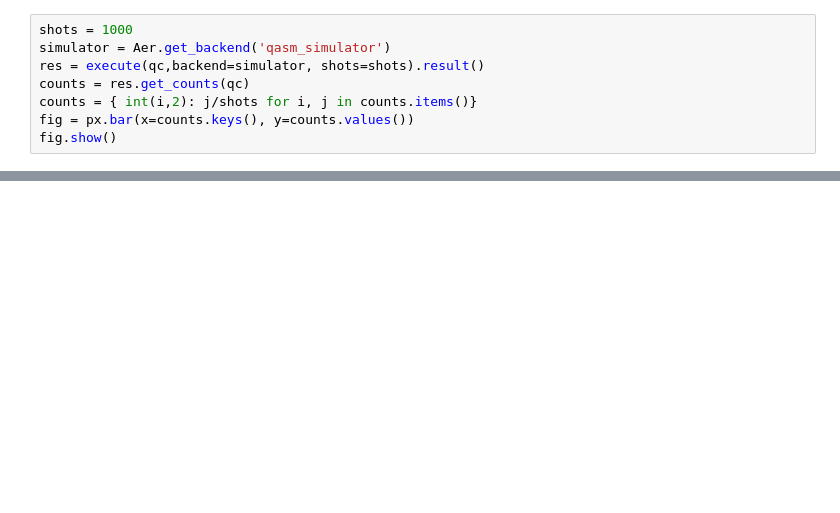
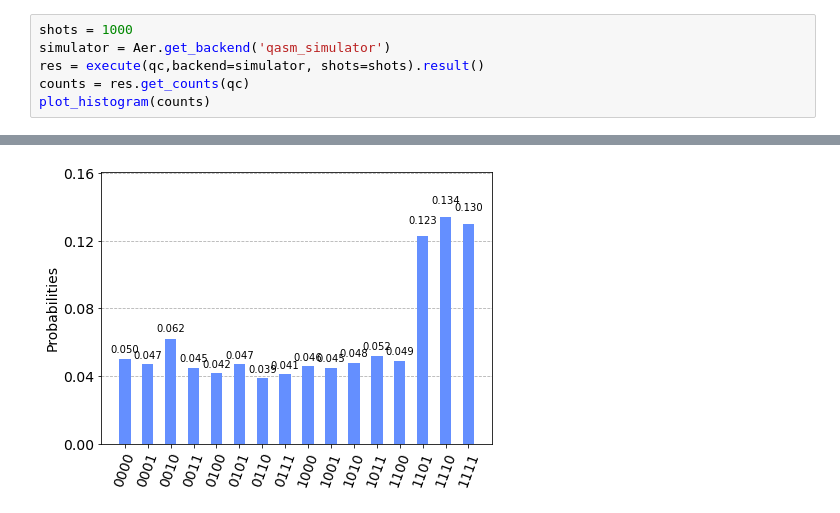
Before and after one commit to Gopal-Dahale/QSKC-Grover, a Jupyter notebook: QC_hash_claw/claw.ipynb, the cells around one changed output, grey strips where cells are left out. Cells and saved outputs as stored; diff of their text form; blank space fills up the shorter version.

```diff
--- a/QC_hash_claw/claw.ipynb
+++ b/QC_hash_claw/claw.ipynb
@@ -140,7 +188,5 @@ shots = 1000
 simulator = Aer.get_backend('qasm_simulator')
 res = execute(qc,backend=simulator, shots=shots).result()
 counts = res.get_counts(qc)
-counts = { int(i,2): j/shots for i, j in counts.items()}
-fig = px.bar(x=counts.keys(), y=counts.values())
-fig.show()
+plot_histogram(counts)
 # %% [output]
@@ -148,3 +193,4 @@ fig.show()
+[figure, added]
 # %%
 y0_s = [int(i,2) for i in res.get_counts(qc).keys()]
 claws = []
```
Also changed, not shown: parts of 18 cells of this notebook, 24 other files.
